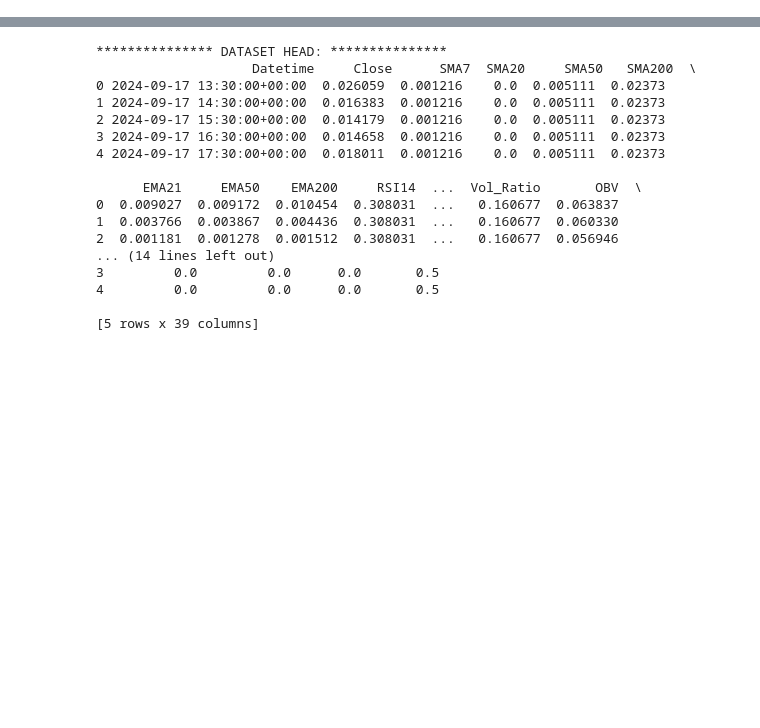
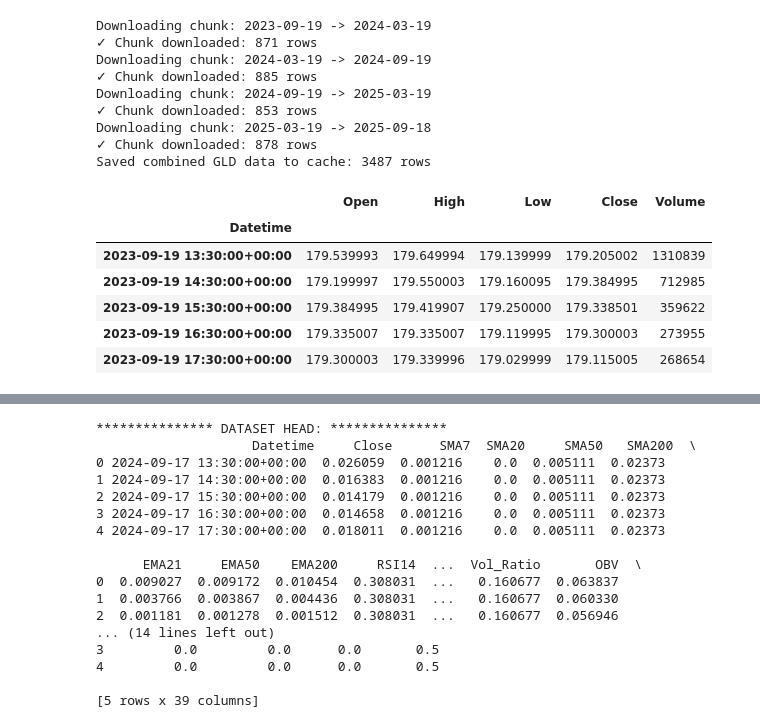
Before and after one commit to sejfovskienes/training-model-strong, a Jupyter notebook: notebook/script.ipynb, the cells around one changed output, grey strips where cells are left out. Cells and saved outputs as stored; diff of their text form; code cells hidden in the pictures; blank space fills up the shorter version.

```diff
--- a/notebook/script.ipynb
+++ b/notebook/script.ipynb
@@ -21,2 +97,22 @@ warnings.filterwarnings('ignore')
+# %%
+gld_data = fetch_gld_data_robust()
+gld_data.head()
+# %% [output]
+Downloading chunk: 2023-09-19 -> 2024-03-19
+✓ Chunk downloaded: 871 rows
+Downloading chunk: 2024-03-19 -> 2024-09-19
+✓ Chunk downloaded: 885 rows
+Downloading chunk: 2024-09-19 -> 2025-03-19
+✓ Chunk downloaded: 853 rows
+Downloading chunk: 2025-03-19 -> 2025-09-18
+✓ Chunk downloaded: 878 rows
+Saved combined GLD data to cache: 3487 rows
+|  | Open | High | Low | Close | Volume |
+| Datetime |  |  |  |  |  |
+| 2023-09-19 13:30:00+00:00 | 179.539993 | 179.649994 | 179.139999 | 179.205002 | 1310839 |
+| 2023-09-19 14:30:00+00:00 | 179.199997 | 179.550003 | 179.160095 | 179.384995 | 712985 |
+| 2023-09-19 15:30:00+00:00 | 179.384995 | 179.419907 | 179.250000 | 179.338501 | 359622 |
+| 2023-09-19 16:30:00+00:00 | 179.335007 | 179.335007 | 179.119995 | 179.300003 | 273955 |
+| 2023-09-19 17:30:00+00:00 | 179.300003 | 179.339996 | 179.029999 | 179.115005 | 268654 |
 # %%
 def load_dataset() -> pd.DataFrame:
```
Also changed, not shown: parts of 6 cells of this notebook, 7 other files.
